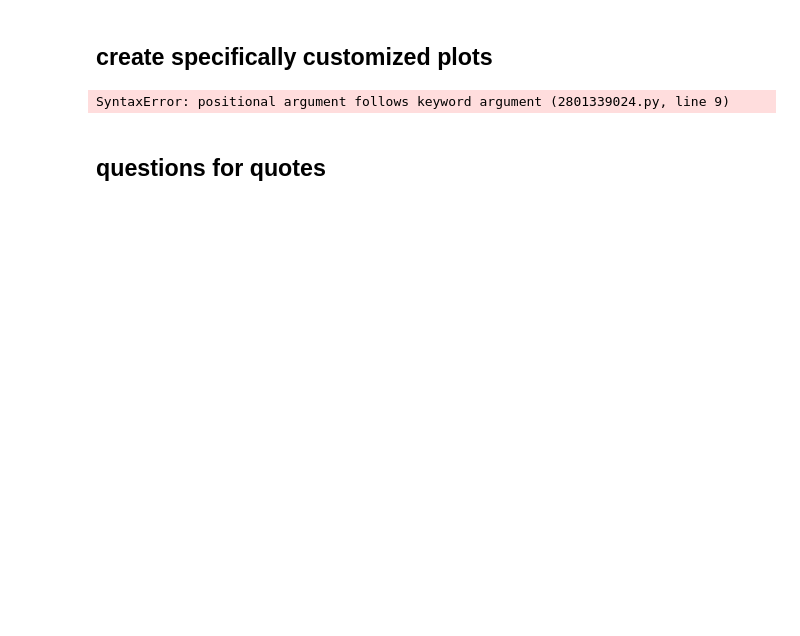
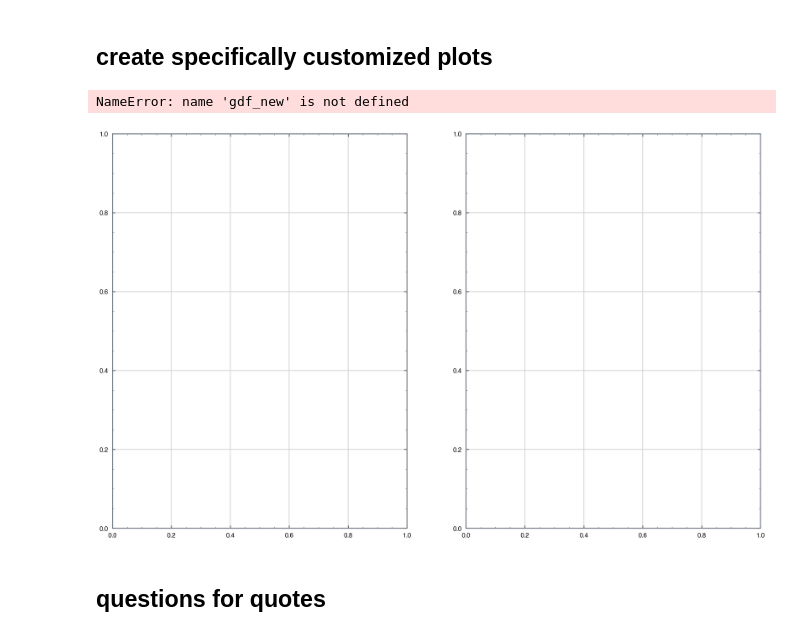
Before and after one commit to matthew-trava/huiehackathon-team2, a Jupyter notebook: gis.ipynb, the cells around one changed output. Drawn from its saved outputs; the diff is of its cells as text; code cells hidden in the pictures; blank space fills up the shorter version.

```diff
--- a/gis.ipynb
+++ b/gis.ipynb
@@ -500,36 +506,37 @@ gdf_new.plot(
     column='participation_perc',
     ax=axs[0],
     legend=True,
-    cmap="Blues",k
+    cmap="Blues",
     legend_kwds={'label': 'percentage (%)'}
 )
 axs[0].set_title(f"Participation percentange in Hui E!'s 2020 survey", fontsize=25)
 
 gdf_new.plot(
     column='gdp_pc_perc',
     ax=axs[1],
     legend=True,
     cmap="Blues",
     legend_kwds={'label': 'percentage (%)'}
 
 )
 axs[1].set_title(f"Contribution of GDP per capita in Aotearoa/New Zealand", fontsize=25)
 
 for i in range(2):
     axs[i].axis("off")
 
 plt.tight_layout()
 save_fig = False
 if save_fig:
     title = r'assets/2020 graphs/gis_analysis_-_participation_vs_gdp.png'
     try:
         plt.savefig(title, format='png', dpi=200, pad_inches=0.1, bbox_inches='tight', facecolor='w')
     except FileNotFoundError:
         os.mkdir(r'assets/2020 graphs')
         plt.savefig(title, format='png', dpi=200, pad_inches=0.1, bbox_inches='tight', facecolor='w')
 plt.show()
 # %% [output]
-SyntaxError: positional argument follows keyword argument (2801339024.py, line 9)
+NameError: name 'gdf_new' is not defined
+[figure, added]
 # %% [markdown]
 ## questions for quotes
 # %%
```
Also changed, not shown: parts of 3 cells of this notebook.
